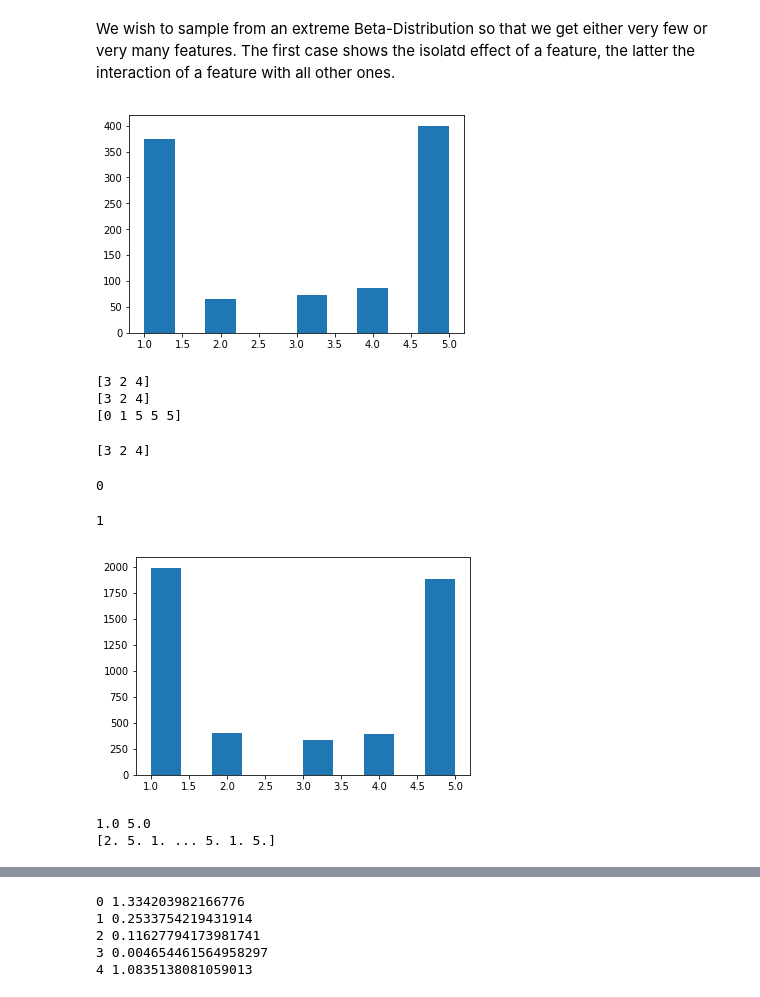
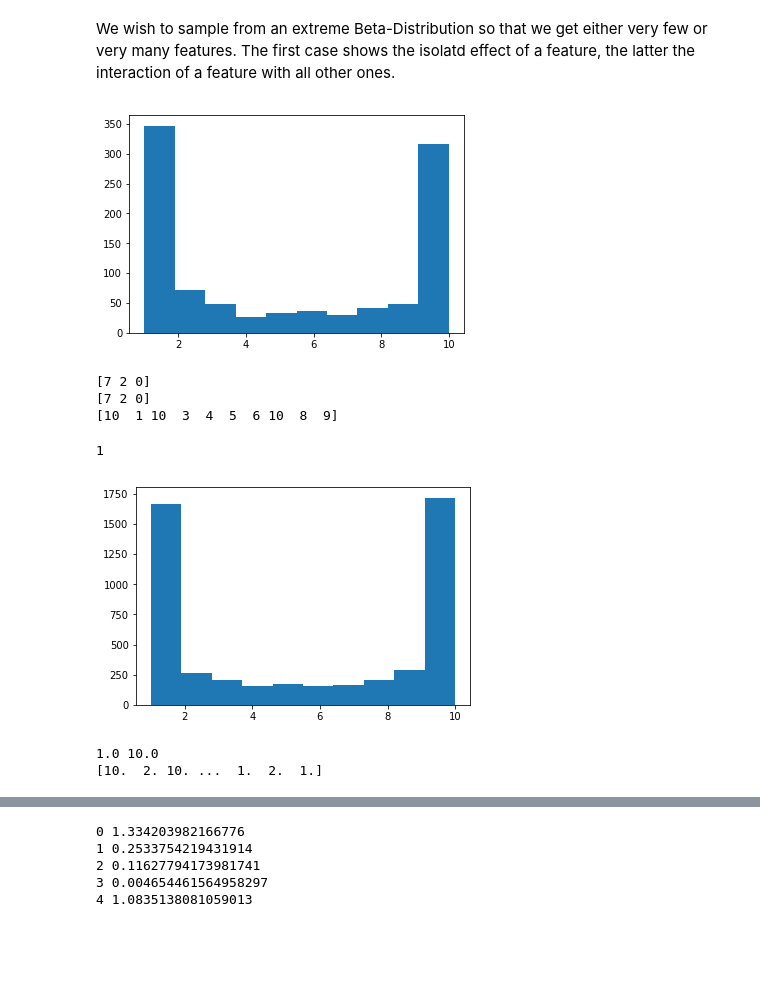
Before and after one commit to TobiasW1891/XAI, a Jupyter notebook: SHAP self-made.ipynb, the cells around one changed output, grey strips where cells are left out. Saved outputs shown, nothing was run; the diff lists cells and outputs as text; code cells hidden in the pictures; blank space fills up the shorter version.

Commit message:
Generalized
Nor for general input data X with any number of features X.shape[1]

```diff
--- a/SHAP self-made.ipynb
+++ b/SHAP self-made.ipynb
@@ -9,8 +9,9 @@ random.seed(1234)
 # %%
 # Our data is a fairly simple linear Model which is binarized for the Neural Net (second example)
 
-X = np.random.rand(100,5)
-y = 5.*X[:,0] - 1. * X[:,1] - 0.5*X[:,2] - 4.*X[:,4] + 0.1*np.random.normal(size=100) # X[:,3] is an irrelevant feature
+X = np.random.rand(100,10)
+# only X[:,0], X[:,4], X[:,1] and X[:,2] are relevant and their relevance is in that order
+y = 5.*X[:,0] - 1. * X[:,1] - 0.5*X[:,2] - 4.*X[:,4] + 0.1*np.random.normal(size=100)
 yNN = (y> np.mean(y))*1
 # %%
 print(X[1,:])
@@ -34,29 +36,23 @@ i = 10 # We want to analyze the ith instance
 We wish to sample from an extreme Beta-Distribution so that we get either very few or very many features. The first case shows the isolatd effect of a feature, the latter the interaction of a feature with all other ones.
 # %%
 sample = np.random.beta(0.2, 0.2,1000)
-sample = sample*5+1
+sample = sample*X.shape[1]+1
 sample = np.floor(sample).astype(int)
 plt.hist(sample)
 plt.show()
 # %% [output]
-[figure, old version]
+[figure, new version]
 # %%
 sel = np.random.choice(np.arange(p), size=3, replace=False)
 print(sel)
-r = np.arange(5)
+r = np.arange(X.shape[1])
 print(r[sel])
-r[sel] = 5
+r[sel] = X.shape[1]
 print(r)
 # %% [output]
-[3 2 4]
-[3 2 4]
-[0 1 5 5 5]
+[7 2 0]
+[7 2 0]
+[10  1 10  3  4  5  6 10  8  9]
-# %%
-print(sel)
-np.sum(sel==1)
-# %% [output]
-[3 2 4]
-0
 # %%
 def ChooseK(P):# P is integer of Feature number
     K =np.random.beta(0.2, 0.2,1)
@@ -64,22 +60,22 @@ def ChooseK(P):# P is integer of Feature number
     if K==P+1: # some degenerate cases
         K = K-1
     return(K)
-# %%
-ChooseK(4)
-# %% [output]
-1
+# %%
+ChooseK(X.shape[1])
+# %% [output]
+1
 # %%
 ks = np.empty(5000)
 for ll in range(5000):
-    ks[ll] =ChooseK(5)
+    ks[ll] =ChooseK(X.shape[1])
 plt.hist(ks)
 plt.show()
 print(min(ks),max(ks))
 print(ks)
 # %% [output]
-[figure, old version]
+[figure, new version]
-1.0 5.0
-[2. 5. 1. ... 5. 1. 5.]
+1.0 10.0
+[10.  2. 10. ...  1.  2.  1.]
 # %%
 def SwapFeatures(i,m,j,k):
     # take instance x_i, exchange k of its features randomly with the features of x_m including the jth Feature
```
Also changed, not shown: parts of 6 cells of this notebook.
